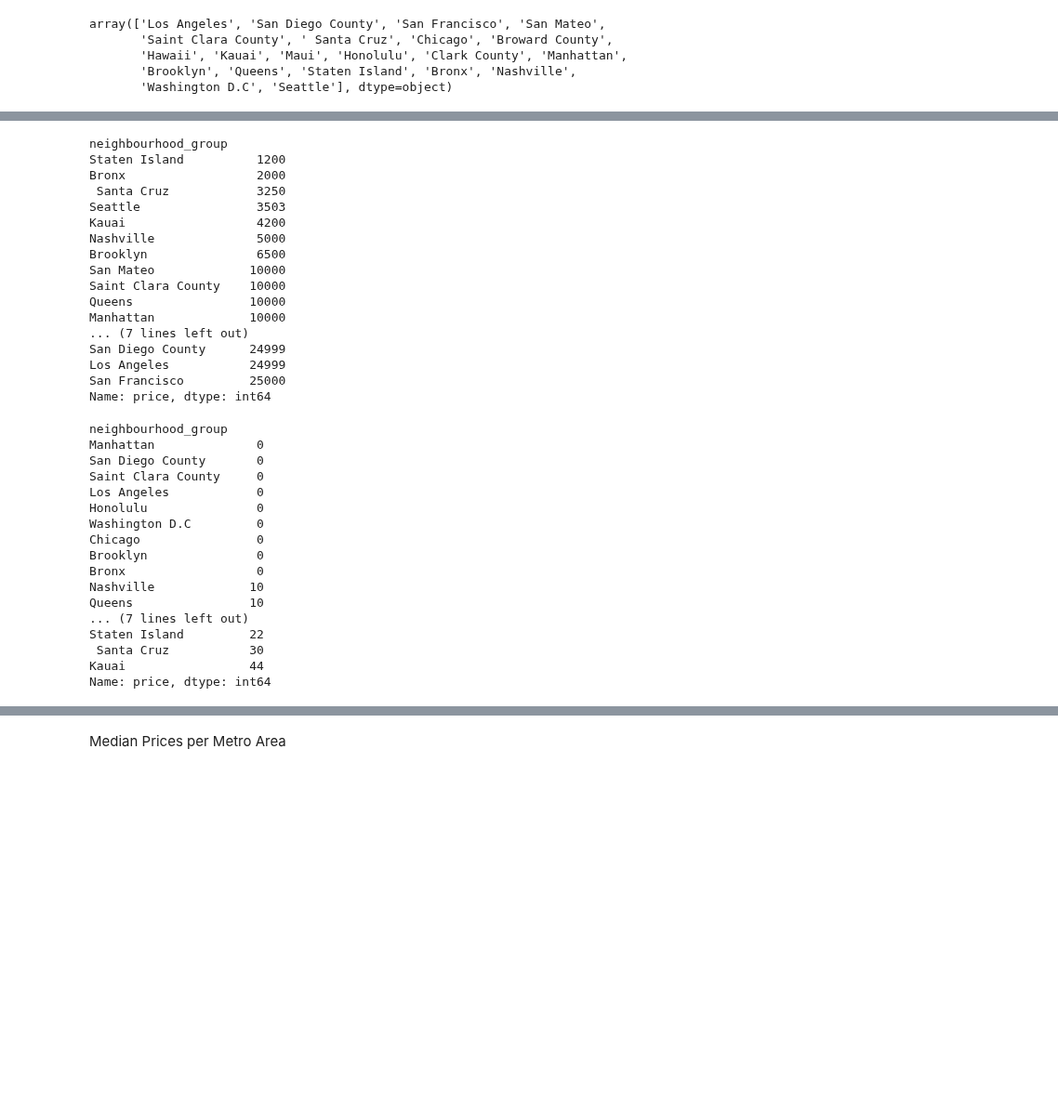
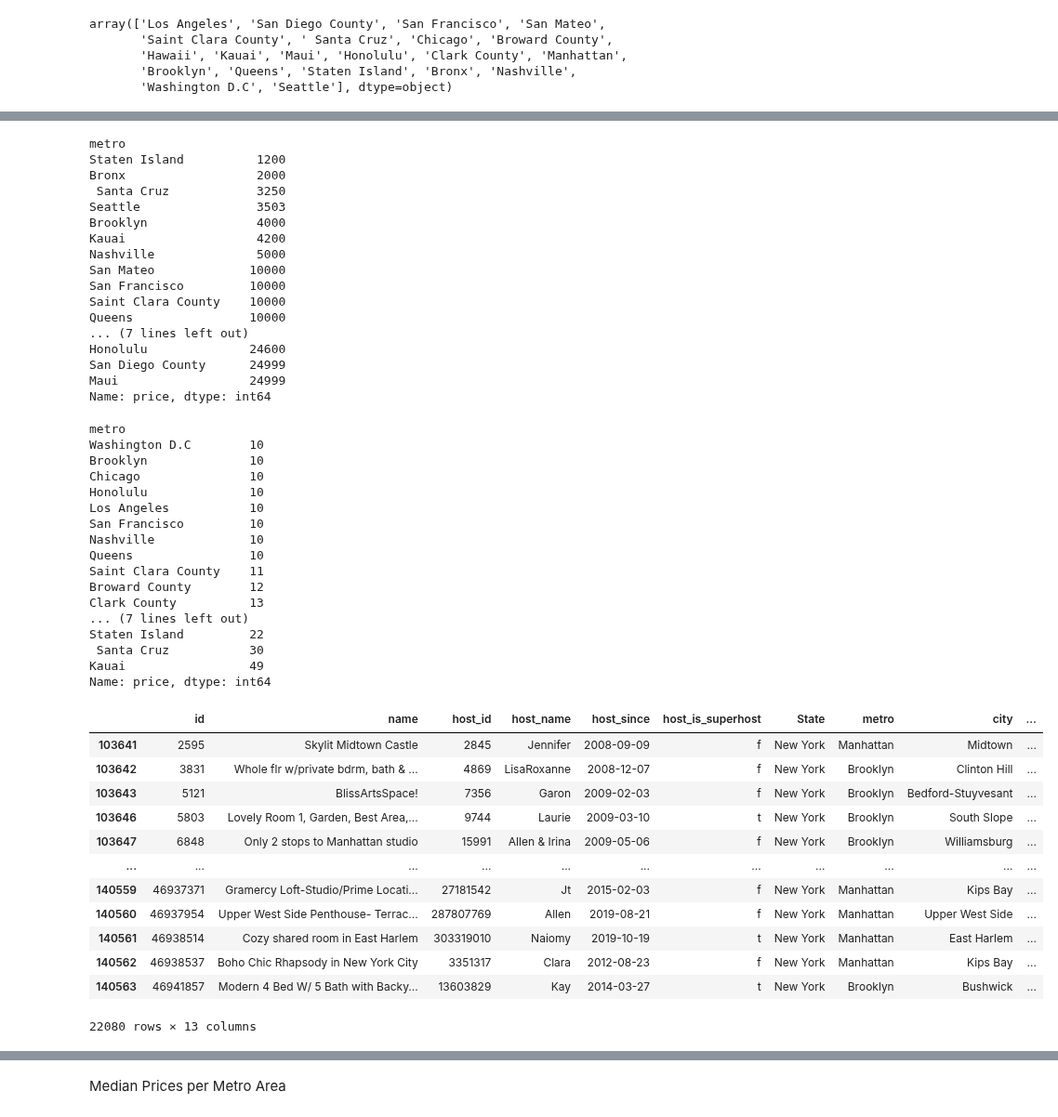
Before and after one commit to hmk81996/data_class_project_1, a Jupyter notebook: airbnb_hannah_cost_exploration.ipynb, the cells around one changed output, grey strips where cells are left out. Shown at 93% size. Saved outputs shown, nothing was run; the diff lists cells and outputs as text; code cells hidden in the pictures; blank space fills up the shorter version.

Commit message:
reformatted dates and states

```diff
--- a/airbnb_hannah_cost_exploration.ipynb
+++ b/airbnb_hannah_cost_exploration.ipynb
@@ -170,48 +155,66 @@ Kauai                 236.0
 Name: price, dtype: float64
 # %%
 # max values for each metro area
-max_prices = clean_airbnb_df.groupby("neighbourhood_group")['price'].max().round(2).sort_values(ascending=True)
+max_prices = clean_airbnb_df.groupby("metro")['price'].max().round(2).sort_values(ascending=True)
 max_prices
 # %% [output]
-neighbourhood_group
+metro
 Staten Island          1200
 Bronx                  2000
  Santa Cruz            3250
 Seattle                3503
+Brooklyn               4000
 Kauai                  4200
 Nashville              5000
-Brooklyn               6500
 San Mateo             10000
+San Francisco         10000
 Saint Clara County    10000
 Queens                10000
-Manhattan             10000
 ... (7 lines left out)
+Honolulu              24600
 San Diego County      24999
-Los Angeles           24999
-San Francisco         25000
+Maui                  24999
 Name: price, dtype: int64
 # %%
 # min values for each metro area
-min_prices = clean_airbnb_df.groupby("neighbourhood_group")['price'].min().round(2).sort_values(ascending=True)
+min_prices = clean_airbnb_df.groupby('metro')['price'].min().round(2).sort_values(ascending=True)
 min_prices
 # %% [output]
-neighbourhood_group
-Manhattan              0
-San Diego County       0
-Saint Clara County     0
-Los Angeles            0
-Honolulu               0
-Washington D.C         0
-Chicago                0
-Brooklyn               0
-Bronx                  0
+metro
+Washington D.C        10
+Brooklyn              10
+Chicago               10
+Honolulu              10
+Los Angeles           10
+San Francisco         10
 Nashville             10
 Queens                10
+Saint Clara County    11
+Broward County        12
+Clark County          13
 ... (7 lines left out)
 Staten Island         22
  Santa Cruz           30
-Kauai                 44
+Kauai                 49
 Name: price, dtype: int64
+# %%
+# find new york only locations
+ny_locations = clean_airbnb_df.loc[clean_airbnb_df['State Abbreviation'] == 'NY']
+ny_locations
+# %% [output]
+|  | id | name | host_id | host_name | host_since | host_is_superhost | State | metro | city | ... |
+| 103641 | 2595 | Skylit Midtown Castle | 2845 | Jennifer | 2008-09-09 | f | New York | Manhattan | Midtown | ... |
+| 103642 | 3831 | Whole flr w/private bdrm, bath & ... | 4869 | LisaRoxanne | 2008-12-07 | f | New York | Brooklyn | Clinton Hill | ... |
+| 103643 | 5121 | BlissArtsSpace! | 7356 | Garon | 2009-02-03 | f | New York | Brooklyn | Bedford-Stuyvesant | ... |
+| 103646 | 5803 | Lovely Room 1, Garden, Best Area,... | 9744 | Laurie | 2009-03-10 | t | New York | Brooklyn | South Slope | ... |
+| 103647 | 6848 | Only 2 stops to Manhattan studio | 15991 | Allen & Irina | 2009-05-06 | f | New York | Brooklyn | Williamsburg | ... |
+| ... | ... | ... | ... | ... | ... | ... | ... | ... | ... | ... |
+| 140559 | 46937371 | Gramercy Loft-Studio/Prime Locati... | 27181542 | Jt | 2015-02-03 | f | New York | Manhattan | Kips Bay | ... |
+| 140560 | 46937954 | Upper West Side Penthouse- Terrac... | 287807769 | Allen | 2019-08-21 | f | New York | Manhattan | Upper West Side | ... |
+| 140561 | 46938514 | Cozy shared room in East Harlem | 303319010 | Naiomy | 2019-10-19 | t | New York | Manhattan | East Harlem | ... |
+| 140562 | 46938537 | Boho Chic Rhapsody in New York City | 3351317 | Clara | 2012-08-23 | f | New York | Manhattan | Kips Bay | ... |
+| 140563 | 46941857 | Modern 4 Bed W/ 5 Bath with Backy... | 13603829 | Kay | 2014-03-27 | t | New York | Brooklyn | Bushwick | ... |
+22080 rows × 13 columns
 # %%
 # Create a data frame showing mean, min, max for each city
 # Group by 'neighbourhood_group' and calculate mean, min, and max prices
```
Also changed, not shown: parts of 16 cells of this notebook.
